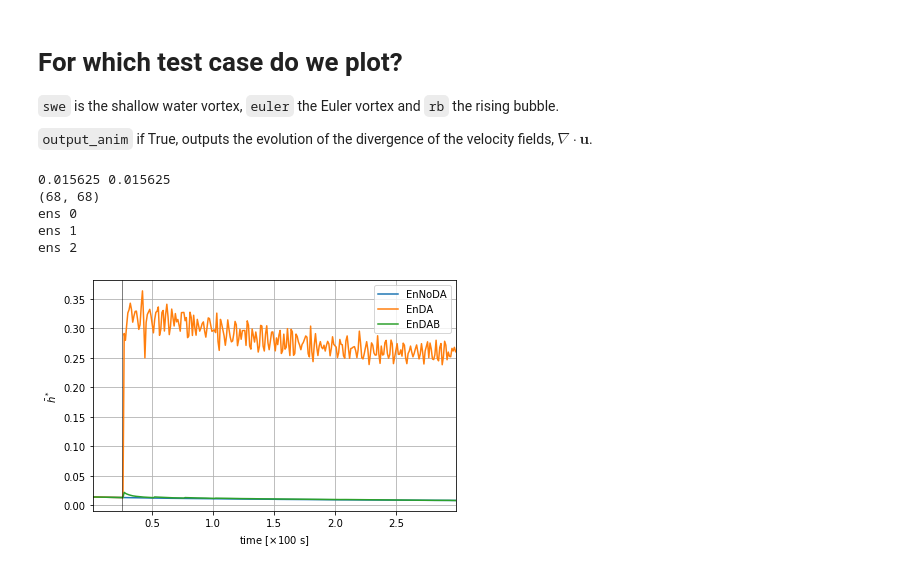
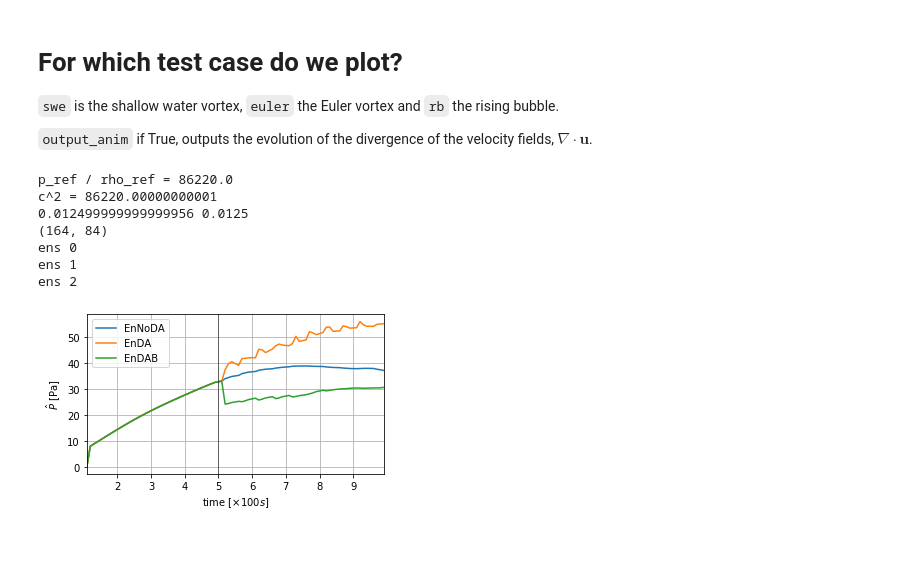
Before and after one commit to ray-chew/pyBELLA, a Jupyter notebook: visualiser_debugger/review_localdab/scale_analysis.ipynb, the cells around one changed output. Drawn from its saved outputs; the diff is of its cells as text; code cells hidden in the pictures; blank space fills up the shorter version.

```diff
--- a/visualiser_debugger/review_localdab/scale_analysis.ipynb
+++ b/visualiser_debugger/review_localdab/scale_analysis.ipynb
@@ -23,9 +23,9 @@ import matplotlib.pyplot as plt
 
 `output_anim` if True, outputs the evolution of the divergence of the velocity fields, $\nabla \cdot \mathbf{u}$.
 # %%
-swe = True
+swe = False
 euler = False
-rb = False
+rb = True
 
 output_anim = False
 # %%
@@ -233,7 +233,8 @@ for bb,ens in enumerate(enses):
             Ptu = divu * rho * c**2 * ud.rho_ref
             Ptu *=  0.5*11.0*dx * ud.h_ref * Ma / ud.u_ref
 #             Ptu /= ud.p_ref
-            Ptu /= 1000.0
+            if euler:
+                Ptu /= 1000.0
 
         # get norm for the contribution from the velocity fields at each time-point
         Ptu_norm = np.array([ np.sqrt((mem**2).mean()) for mem in Ptu[:-1]]).mean()
@@ -259,36 +260,41 @@ for bb,ens in enumerate(enses):
         anim.save('./output/%s_div_ens_%i.mp4' %(lbl,bb), writer=writer)
 
 # plotting...
 t_axs = times
 barPu00 = 0.0
 
-plt.figure(figsize=(6,4))
+plt.figure(figsize=(5,3))
 
 plt.plot(t_axs, barPu[0] - barPu00, label=lbl_ref)
 plt.plot(t_axs, barPu[1] - barPu00, label=lbl0)
 plt.plot(t_axs, barPu[2] - barPu00, label=lbl1)
 
 if swe:
     plt.xlabel(r'time [$\times 100$ s]', labelpad=5)
-    plt.ylabel(r'$\bar{h}^*$')
+    plt.ylabel(r'$\hat{h}^\prime$ [m]')
     plt.axvline(0.25, c='k', lw=0.5)
 else:
     plt.xlabel(r'time $[\times 100s]$')
-    plt.ylabel(r'$\bar{P}^*$')
+    if euler:
+        plt.ylabel(r'$\hat{P}$ [kPa]')
+    elif rb:
+        plt.ylabel(r'$\hat{P}$ [Pa]')
     plt.axvline(0.25, c='k', lw=0.5)
 
 if rb: plt.axvline(5.0, c='k', lw=0.5)
 
 plt.xlim([t_axs[0], t_axs[-1]])
 plt.legend()
 plt.grid()
 plt.tight_layout()
 plt.savefig('./output/scale_analysis_%s.pdf' %lbl)
 plt.show()
 # %% [output]
-0.015625 0.015625
-(68, 68)
+p_ref / rho_ref = 86220.0
+c^2 = 86220.00000000001
+0.012499999999999956 0.0125
+(164, 84)
 ens 0
 ens 1
 ens 2
-[figure, old version]
+[figure, new version]
```
Also changed, not shown: 4 other files.
